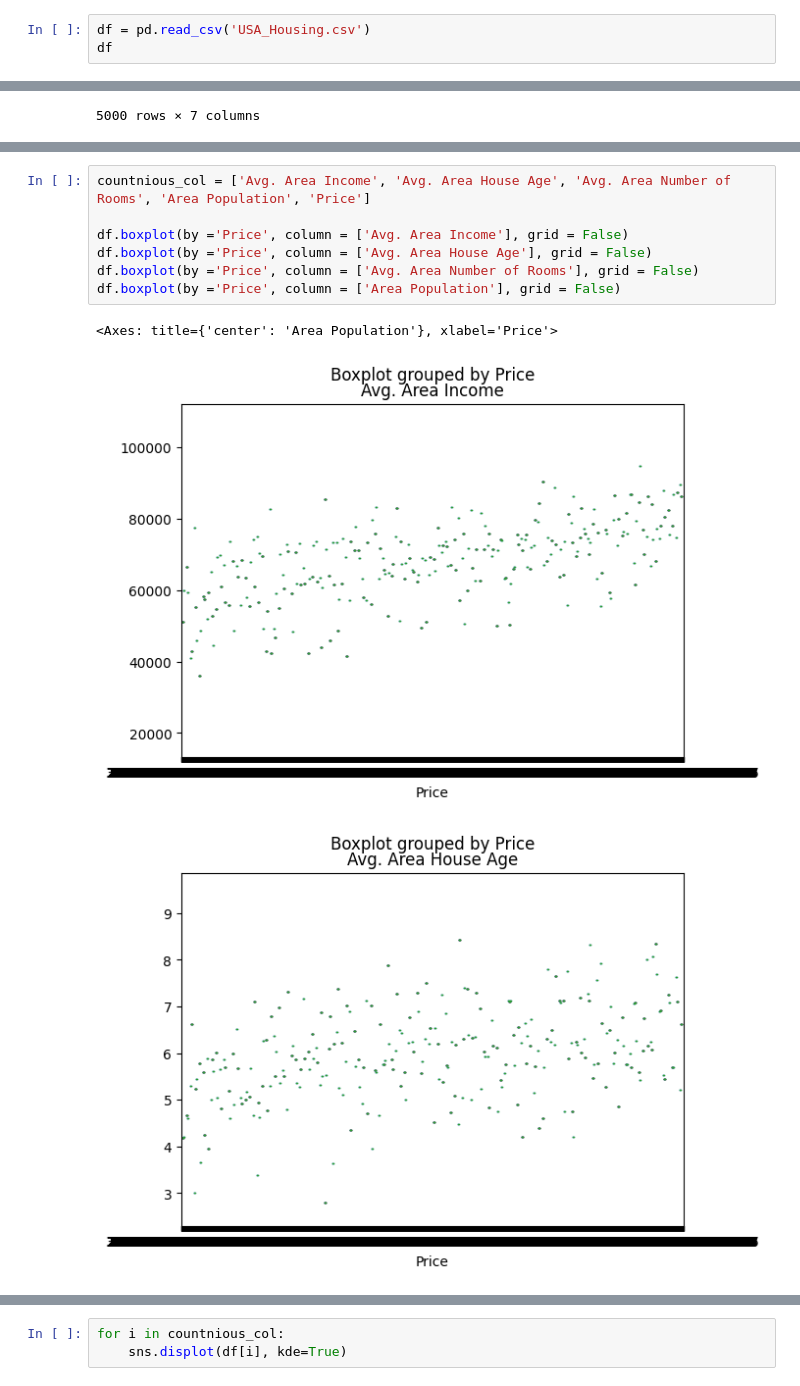
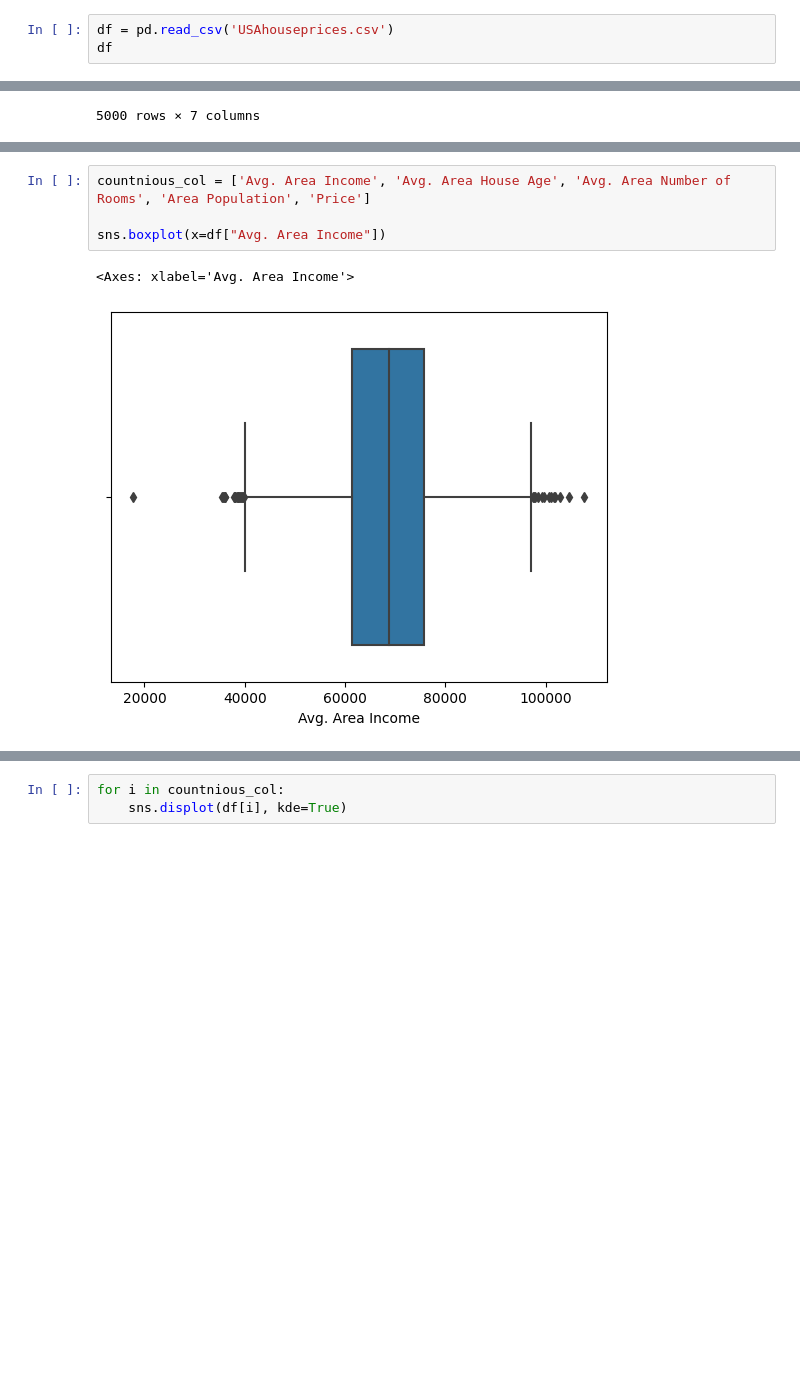
Before and after one commit to user3719431/data_analysis, a Jupyter notebook: lab1/lab1.ipynb, the cells around one changed output, grey strips where cells are left out. Saved outputs shown, nothing was run; the diff lists cells and outputs as text; blank space fills up the shorter version.

```diff
--- a/lab1/lab1.ipynb
+++ b/lab1/lab1.ipynb
@@ -15,5 +23,5 @@ Data Load
 # %%
-df = pd.read_csv('USA_Housing.csv')
+df = pd.read_csv('USAhouseprices.csv')
 df
 # %% [output]
 |  | Avg. Area Income | Avg. Area House Age | Avg. Area Number of Rooms | Avg. Area Number of Bedrooms | Area Population | ... |
@@ -69,11 +65,7 @@ BOXPLOT
 # %%
 countnious_col = ['Avg. Area Income', 'Avg. Area House Age', 'Avg. Area Number of Rooms', 'Area Population', 'Price']
 
-df.boxplot(by ='Price', column = ['Avg. Area Income'], grid = False)
-df.boxplot(by ='Price', column = ['Avg. Area House Age'], grid = False)
-df.boxplot(by ='Price', column = ['Avg. Area Number of Rooms'], grid = False)
-df.boxplot(by ='Price', column = ['Area Population'], grid = False)
+sns.boxplot(x=df["Avg. Area Income"])
 # %% [output]
-<Axes: title={'center': 'Area Population'}, xlabel='Price'>
+<Axes: xlabel='Avg. Area Income'>
-[figure, old version]
+[figure, new version]
-[figure, removed]
```
Also changed, not shown: parts of 31 cells of this notebook, 1 other file.
